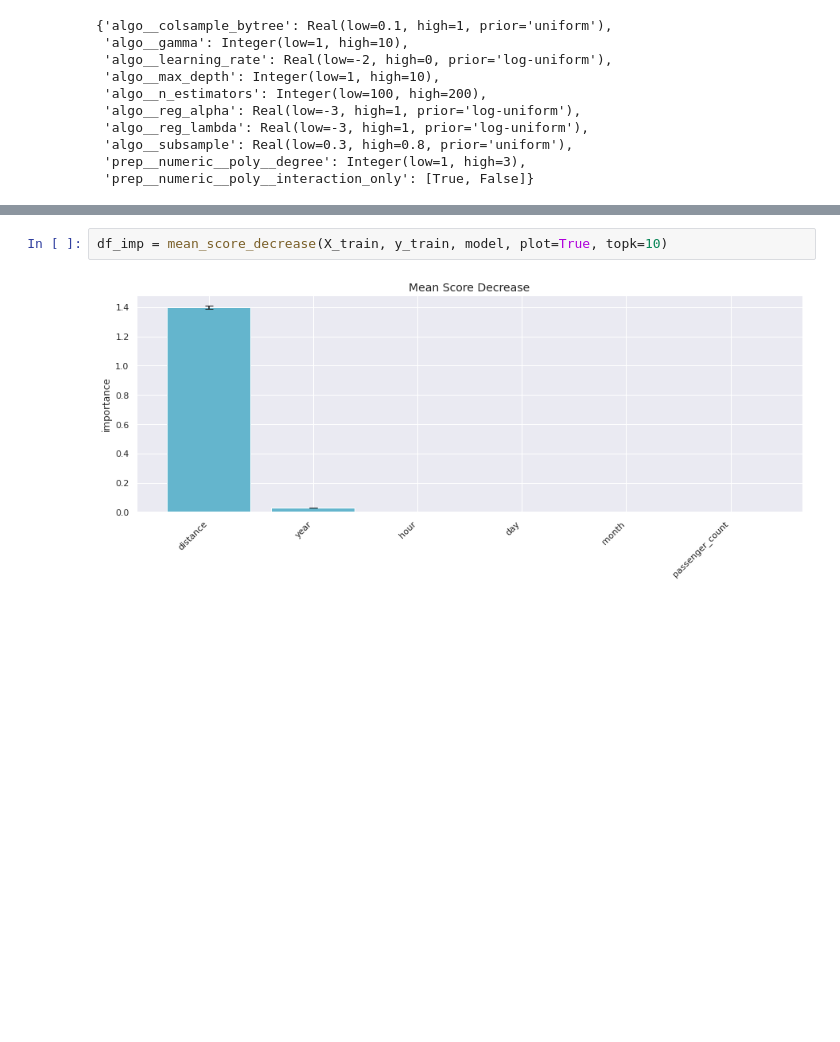
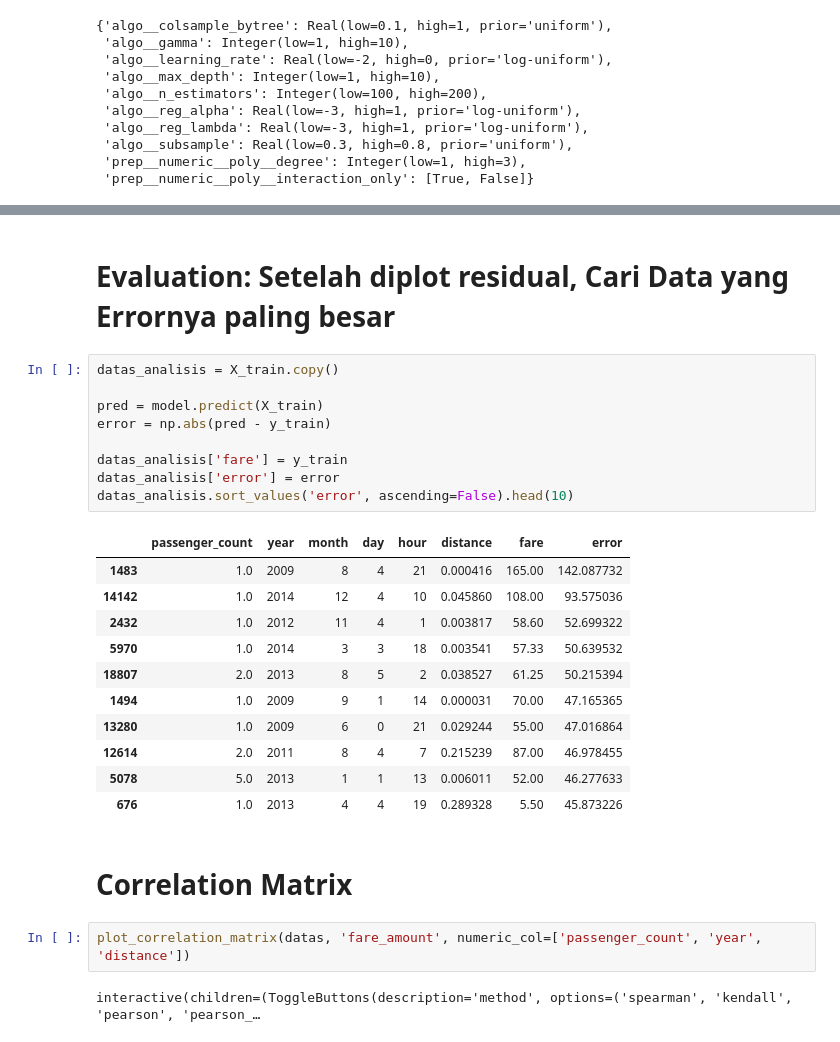
Before and after one commit to ilham-mukti/Machine-Learning, a Jupyter notebook: Nyoba_3_2_XGBoost_Regresi_(Plot_Residual).ipynb, the cells around one changed output, grey strips where cells are left out. Saved outputs shown, nothing was run; the diff lists cells and outputs as text; blank space fills up the shorter version.

```diff
--- a/Nyoba_3_2_XGBoost_Regresi_(Plot_Residual).ipynb
+++ b/Nyoba_3_2_XGBoost_Regresi_(Plot_Residual).ipynb
@@ -151,4 +160,29 @@ plot_residual(X_train, y_train, X_test, y_test, model)
-# %%
-df_imp = mean_score_decrease(X_train, y_train, model, plot=True, topk=10)
-# %% [output]
-[figure, removed]
+# %% [markdown]
+# Evaluation: Setelah diplot residual, Cari Data yang Errornya paling besar
+# %%
+datas_analisis = X_train.copy()
+
+pred = model.predict(X_train)
+error = np.abs(pred - y_train)
+
+datas_analisis['fare'] = y_train
+datas_analisis['error'] = error
+datas_analisis.sort_values('error', ascending=False).head(10)
+# %% [output]
+|  | passenger_count | year | month | day | hour | distance | fare | error |
+| 1483 | 1.0 | 2009 | 8 | 4 | 21 | 0.000416 | 165.00 | 142.087732 |
+| 14142 | 1.0 | 2014 | 12 | 4 | 10 | 0.045860 | 108.00 | 93.575036 |
+| 2432 | 1.0 | 2012 | 11 | 4 | 1 | 0.003817 | 58.60 | 52.699322 |
+| 5970 | 1.0 | 2014 | 3 | 3 | 18 | 0.003541 | 57.33 | 50.639532 |
+| 18807 | 2.0 | 2013 | 8 | 5 | 2 | 0.038527 | 61.25 | 50.215394 |
+| 1494 | 1.0 | 2009 | 9 | 1 | 14 | 0.000031 | 70.00 | 47.165365 |
+| 13280 | 1.0 | 2009 | 6 | 0 | 21 | 0.029244 | 55.00 | 47.016864 |
+| 12614 | 2.0 | 2011 | 8 | 4 | 7 | 0.215239 | 87.00 | 46.978455 |
+| 5078 | 5.0 | 2013 | 1 | 1 | 13 | 0.006011 | 52.00 | 46.277633 |
+| 676 | 1.0 | 2013 | 4 | 4 | 19 | 0.289328 | 5.50 | 45.873226 |
+# %% [markdown]
+# Correlation Matrix
+# %%
+plot_correlation_matrix(datas, 'fare_amount', numeric_col=['passenger_count', 'year', 'distance'])
+# %% [output]
+interactive(children=(ToggleButtons(description='method', options=('spearman', 'kendall', 'pearson', 'pearson_…
```
Also changed, not shown: parts of 9 cells of this notebook.
